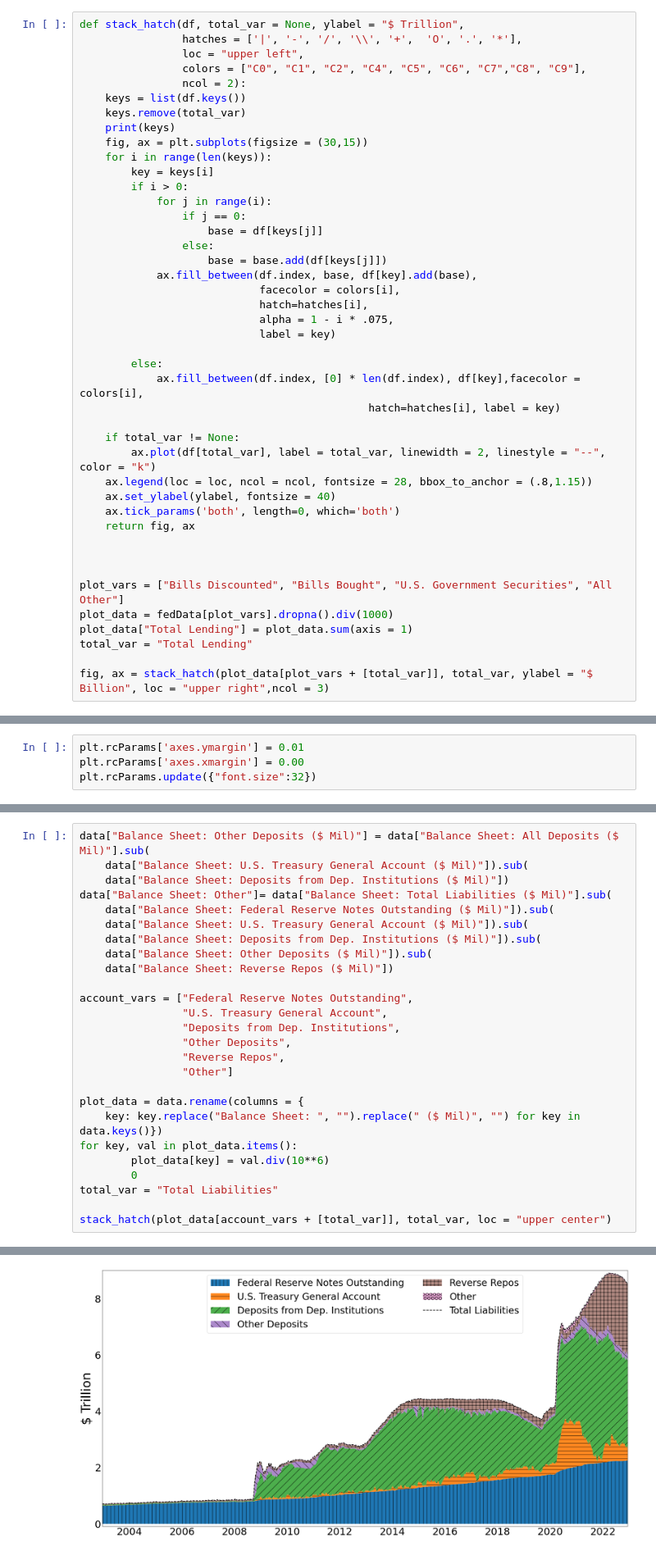
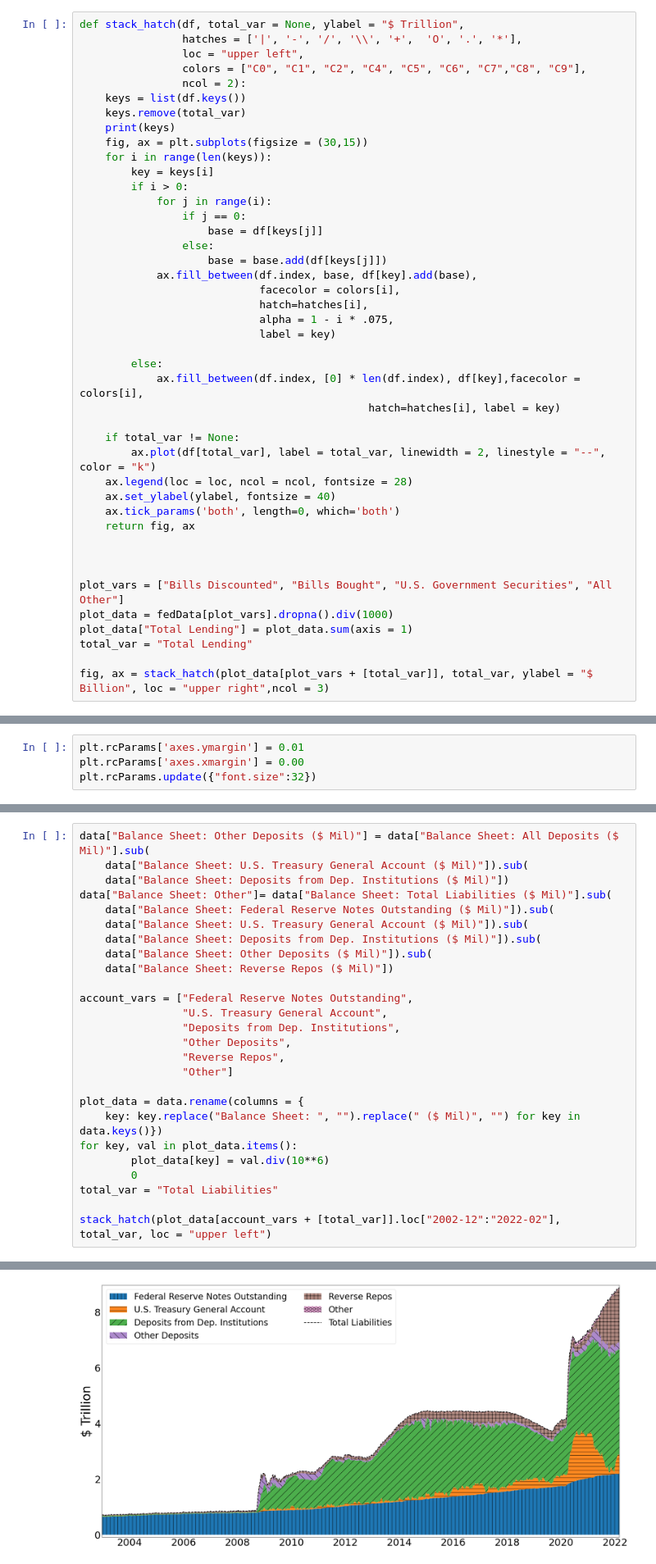
Before and after one commit to jlcatonjr/ProjectRepositories, a Jupyter notebook: Crisis and Credit Allocation/Crisis and Credit Allocation Data.ipynb, the cells around one changed output, grey strips where cells are left out. Shown at 82% size. Drawn from its saved outputs; the diff is of its cells as text.

```diff
--- a/Crisis and Credit Allocation/Crisis and Credit Allocation Data.ipynb
+++ b/Crisis and Credit Allocation/Crisis and Credit Allocation Data.ipynb
@@ -137,7 +137,7 @@ def stack_hatch(df, total_var = None, ylabel = "$ Trillion",
 
     if total_var != None:
         ax.plot(df[total_var], label = total_var, linewidth = 2, linestyle = "--",  color = "k")
-    ax.legend(loc = loc, ncol = ncol, fontsize = 28, bbox_to_anchor = (.8,1.15))
+    ax.legend(loc = loc, ncol = ncol, fontsize = 28)
     ax.set_ylabel(ylabel, fontsize = 40)
     ax.tick_params('both', length=0, which='both')
     return fig, ax
@@ -262,33 +262,33 @@ stack_hatch(plot_data[account_vars + [total_var]], total_var)
 # %%
 data["Balance Sheet: Other Deposits ($ Mil)"] = data["Balance Sheet: All Deposits ($ Mil)"].sub(
     data["Balance Sheet: U.S. Treasury General Account ($ Mil)"]).sub(
     data["Balance Sheet: Deposits from Dep. Institutions ($ Mil)"])
 data["Balance Sheet: Other"]= data["Balance Sheet: Total Liabilities ($ Mil)"].sub(
     data["Balance Sheet: Federal Reserve Notes Outstanding ($ Mil)"]).sub(
     data["Balance Sheet: U.S. Treasury General Account ($ Mil)"]).sub(
     data["Balance Sheet: Deposits from Dep. Institutions ($ Mil)"]).sub(
     data["Balance Sheet: Other Deposits ($ Mil)"]).sub(
     data["Balance Sheet: Reverse Repos ($ Mil)"])
 
 account_vars = ["Federal Reserve Notes Outstanding",
                 "U.S. Treasury General Account",
                 "Deposits from Dep. Institutions",
                 "Other Deposits",
                 "Reverse Repos",
                 "Other"]
 
 plot_data = data.rename(columns = {
     key: key.replace("Balance Sheet: ", "").replace(" ($ Mil)", "") for key in data.keys()})
 for key, val in plot_data.items():
         plot_data[key] = val.div(10**6)
         0
 total_var = "Total Liabilities"
 
-stack_hatch(plot_data[account_vars + [total_var]], total_var, loc = "upper center")
+stack_hatch(plot_data[account_vars + [total_var]].loc["2002-12":"2022-02"], total_var, loc = "upper left")
 # %% [output]
 ['Federal Reserve Notes Outstanding', 'U.S. Treasury General Account', 'Deposits from Dep. Institutions', 'Other Deposits', 'Reverse Repos', 'Other']
 (<Figure size 2160x1080 with 1 Axes>, <AxesSubplot:ylabel='$ Trillion'>)
-[figure, old version]
+[figure, new version]
 # %%
 interest_vars = ["Effective Federal Funds Rate",
                   "Interest on Reserves"]
```
Also changed, not shown: parts of 5 cells of this notebook.
